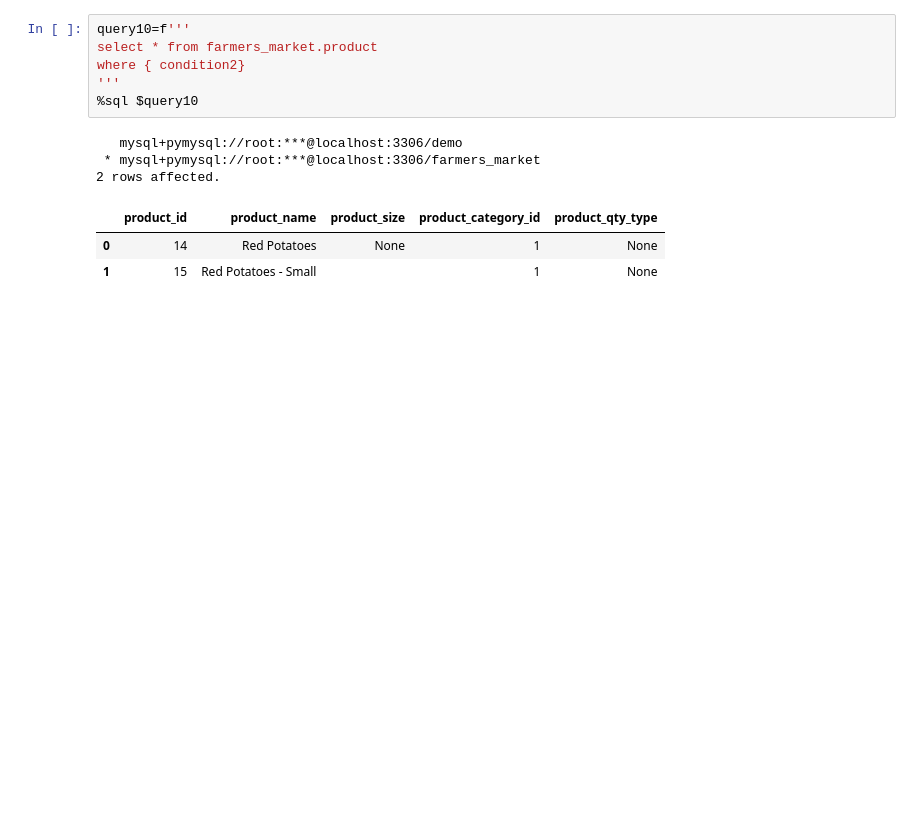
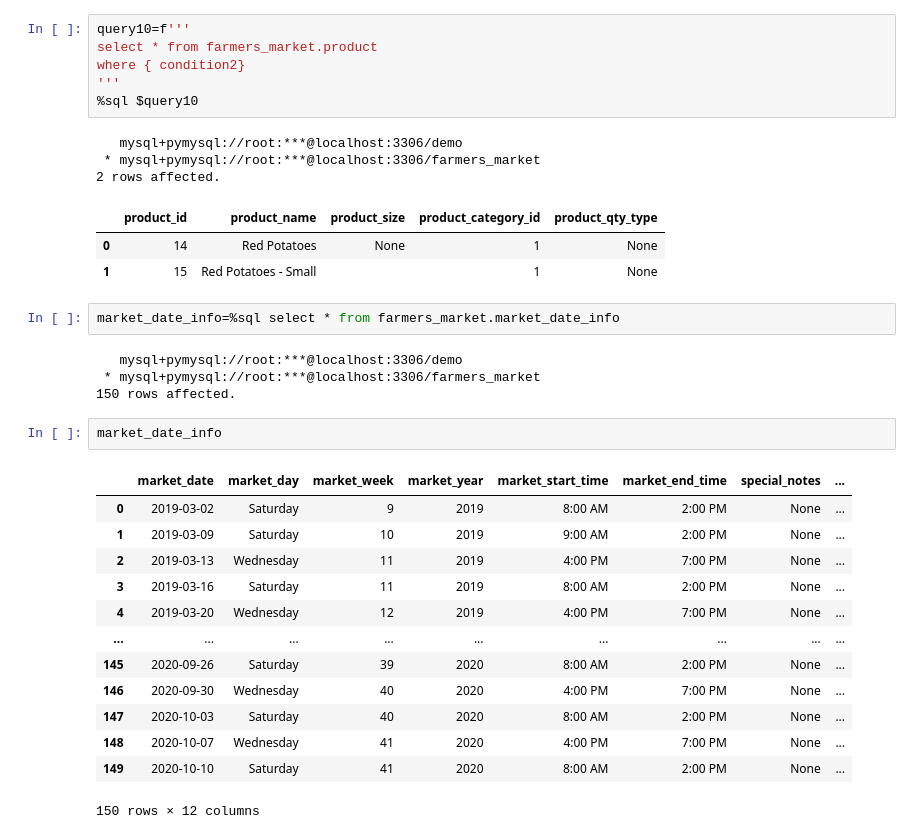
Before and after one commit to KunalNeon/SQL-For-Data-Scientist, a Jupyter notebook: sql.ipynb, the cells around one changed output. Cells and saved outputs as stored; diff of their text form; blank space fills up the shorter version.

```diff
--- a/sql.ipynb
+++ b/sql.ipynb
@@ -895,3 +895,25 @@ where { condition2}
 |  | product_id | product_name | product_size | product_category_id | product_qty_type |
 | 0 | 14 | Red Potatoes | None | 1 | None |
 | 1 | 15 | Red Potatoes - Small |  | 1 | None |
+# %%
+market_date_info=%sql select * from farmers_market.market_date_info
+# %% [output]
+   mysql+pymysql://root:***@localhost:3306/demo
+ * mysql+pymysql://root:***@localhost:3306/farmers_market
+150 rows affected.
+# %%
+market_date_info
+# %% [output]
+|  | market_date | market_day | market_week | market_year | market_start_time | market_end_time | special_notes | ... |
+| 0 | 2019-03-02 | Saturday | 9 | 2019 | 8:00 AM | 2:00 PM | None | ... |
+| 1 | 2019-03-09 | Saturday | 10 | 2019 | 9:00 AM | 2:00 PM | None | ... |
+| 2 | 2019-03-13 | Wednesday | 11 | 2019 | 4:00 PM | 7:00 PM | None | ... |
+| 3 | 2019-03-16 | Saturday | 11 | 2019 | 8:00 AM | 2:00 PM | None | ... |
+| 4 | 2019-03-20 | Wednesday | 12 | 2019 | 4:00 PM | 7:00 PM | None | ... |
+| ... | ... | ... | ... | ... | ... | ... | ... | ... |
+| 145 | 2020-09-26 | Saturday | 39 | 2020 | 8:00 AM | 2:00 PM | None | ... |
+| 146 | 2020-09-30 | Wednesday | 40 | 2020 | 4:00 PM | 7:00 PM | None | ... |
+| 147 | 2020-10-03 | Saturday | 40 | 2020 | 8:00 AM | 2:00 PM | None | ... |
+| 148 | 2020-10-07 | Wednesday | 41 | 2020 | 4:00 PM | 7:00 PM | None | ... |
+| 149 | 2020-10-10 | Saturday | 41 | 2020 | 8:00 AM | 2:00 PM | None | ... |
+150 rows × 12 columns
```
Also changed, not shown: parts of 7 cells of this notebook.
